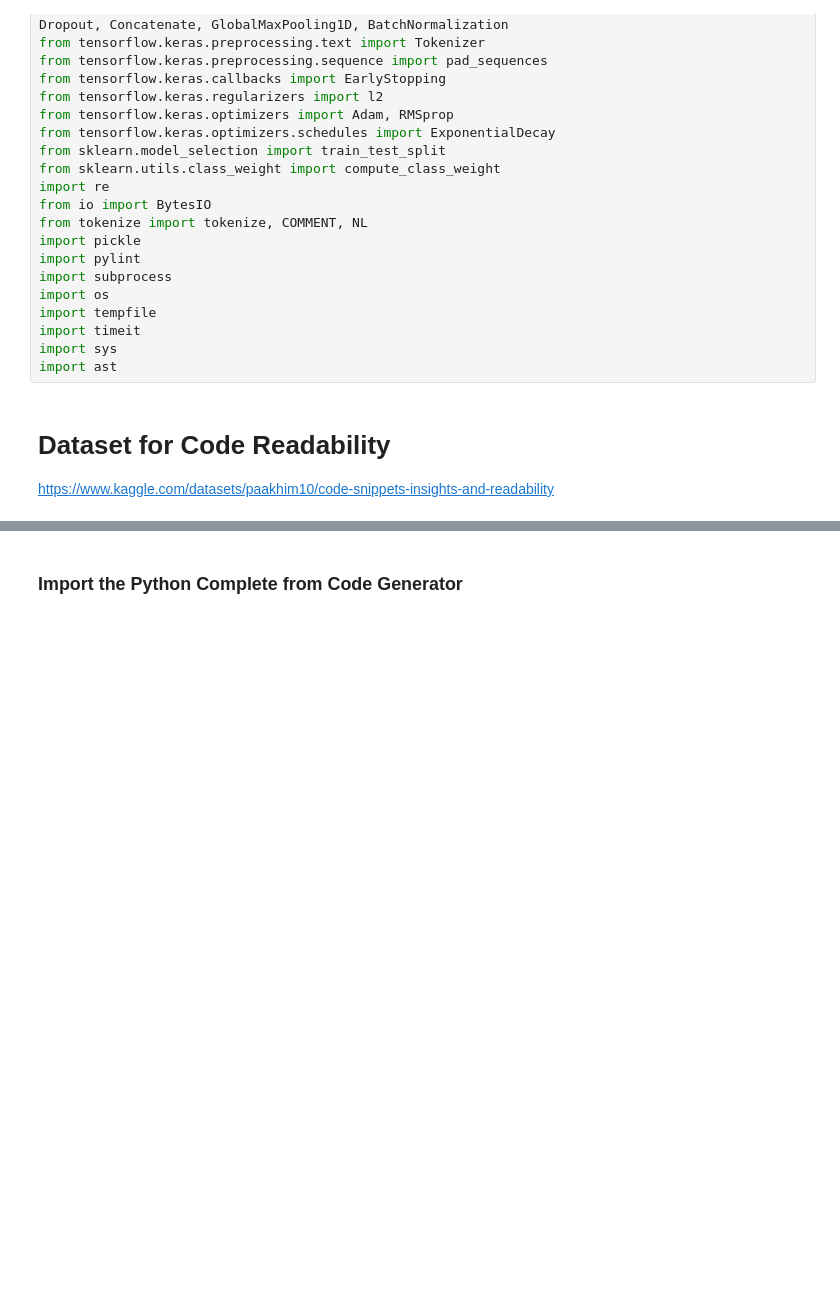
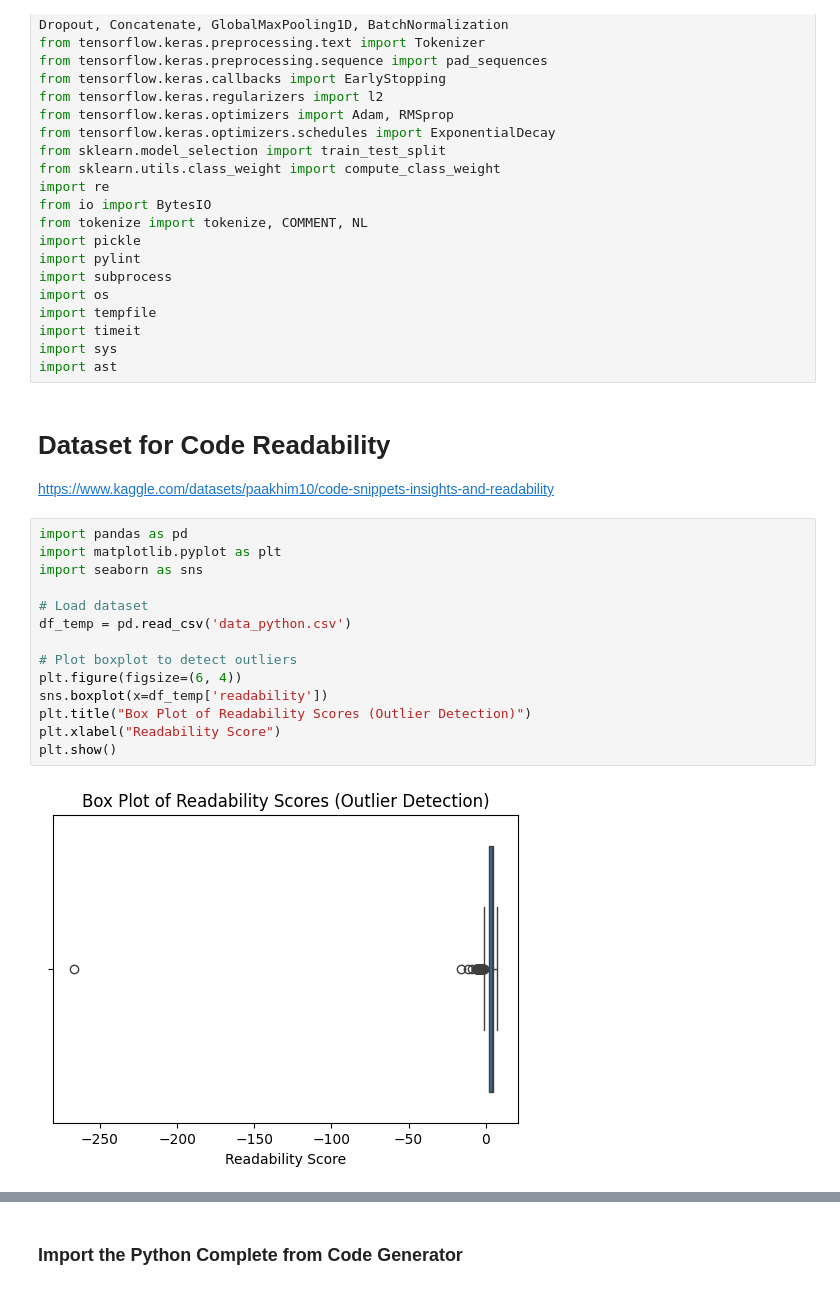
Before and after one commit to Brainardd/Code-Readability-Google-Colab, a Jupyter notebook: CodeReadabilityTest.ipynb, the cells around one changed output, grey strips where cells are left out. Drawn from its saved outputs; the diff is of its cells as text; blank space fills up the shorter version.

```diff
--- a/CodeReadabilityTest.ipynb
+++ b/CodeReadabilityTest.ipynb
@@ -50,3 +50,19 @@ import ast
 # Dataset for Code Readability
 
 https://www.kaggle.com/datasets/paakhim10/code-snippets-insights-and-readability
+# %%
+import pandas as pd
+import matplotlib.pyplot as plt
+import seaborn as sns
+
+# Load dataset
+df_temp = pd.read_csv('data_python.csv')
+
+# Plot boxplot to detect outliers
+plt.figure(figsize=(6, 4))
+sns.boxplot(x=df_temp['readability'])
+plt.title("Box Plot of Readability Scores (Outlier Detection)")
+plt.xlabel("Readability Score")
+plt.show()
+# %% [output]
+[figure, added]
```
Also changed, not shown: parts of 20 cells of this notebook.
